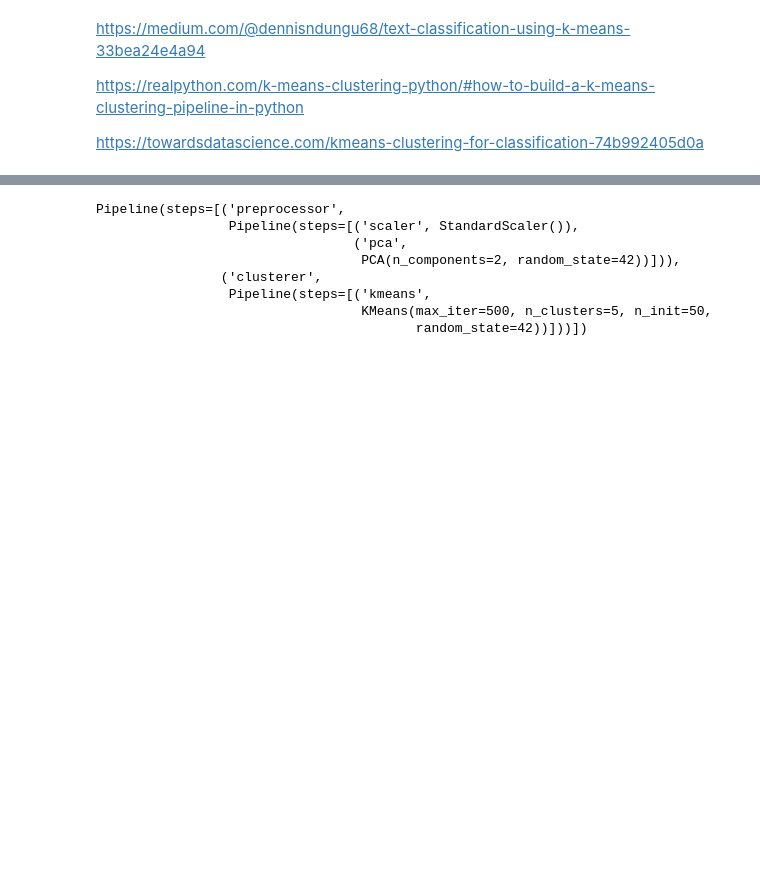
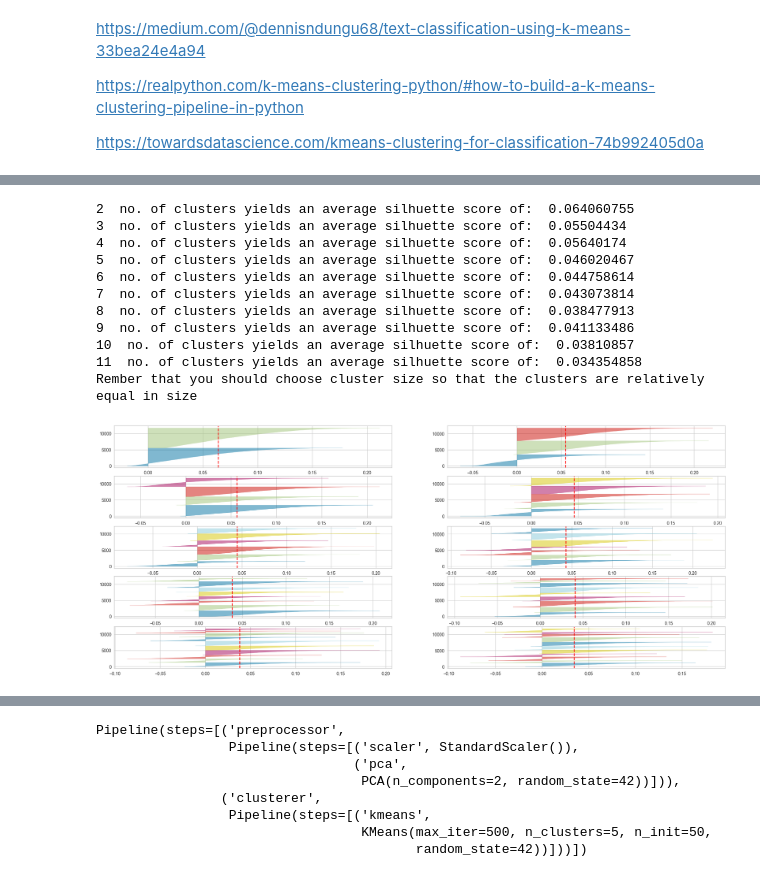
Before and after one commit to oskarkris/cluster_project, a Jupyter notebook: KMeans.ipynb, the cells around one changed output, grey strips where cells are left out. Saved outputs shown, nothing was run; the diff lists cells and outputs as text; code cells hidden in the pictures; blank space fills up the shorter version.

```diff
--- a/KMeans.ipynb
+++ b/KMeans.ipynb
@@ -41,4 +60,51 @@ df.head()
 # %%
 vectorizer = TfidfVectorizer(analyzer='word', min_df=0, stop_words='english')
-#Bruke BERT vectorizer?
-data = vectorizer.fit_transform(df["clean_abstract"]).toarray()
+#data = vectorizer.fit_transform(df["clean_abstract"]).toarray()
+
+embeddings = np.load(r'embeddings.npy')
+
+data = embeddings
+# %%
+
+fig, ax = plt.subplots(5, 2, figsize=(25,10))
+silhouette_avg = []
+sse = []
+range_n_clusters = [2, 3, 4, 5, 6, 7, 8, 9, 10, 11]
+for i in range_n_clusters:
+    '''
+    Create KMeans instances for different number of clusters
+    '''
+    km = KMeans(n_clusters=i, init='k-means++', n_init=10, max_iter=100, random_state=42)
+    q, mod = divmod(i, 2)
+
+    '''
+    Create SilhouetteVisualizer instance with KMeans instance
+    Fit the visualizer
+    '''
+    visualizer = SilhouetteVisualizer(km, colors='yellowbrick', ax=ax[q-1][mod])
+    visualizer.fit(data)
+
+    #silhouette score
+    ss = silhouette_score(data, km.labels_)
+    silhouette_avg.append(ss)
+
+    # use SSE for elbow method
+    sse.append(km.inertia_)
+
+    # Display which iteration we are on
+    print(i, " no. of clusters yields an average silhuette score of: ", ss)
+
+print("Rember that you should choose cluster size so that the clusters are relatively equal in size")
+# %% [output]
+2  no. of clusters yields an average silhuette score of:  0.064060755
+3  no. of clusters yields an average silhuette score of:  0.05504434
+4  no. of clusters yields an average silhuette score of:  0.05640174
+5  no. of clusters yields an average silhuette score of:  0.046020467
+6  no. of clusters yields an average silhuette score of:  0.044758614
+7  no. of clusters yields an average silhuette score of:  0.043073814
+8  no. of clusters yields an average silhuette score of:  0.038477913
+9  no. of clusters yields an average silhuette score of:  0.041133486
+10  no. of clusters yields an average silhuette score of:  0.03810857
+11  no. of clusters yields an average silhuette score of:  0.034354858
+Rember that you should choose cluster size so that the clusters are relatively equal in size
+[figure, added]
```
Also changed, not shown: parts of 12 cells of this notebook.
